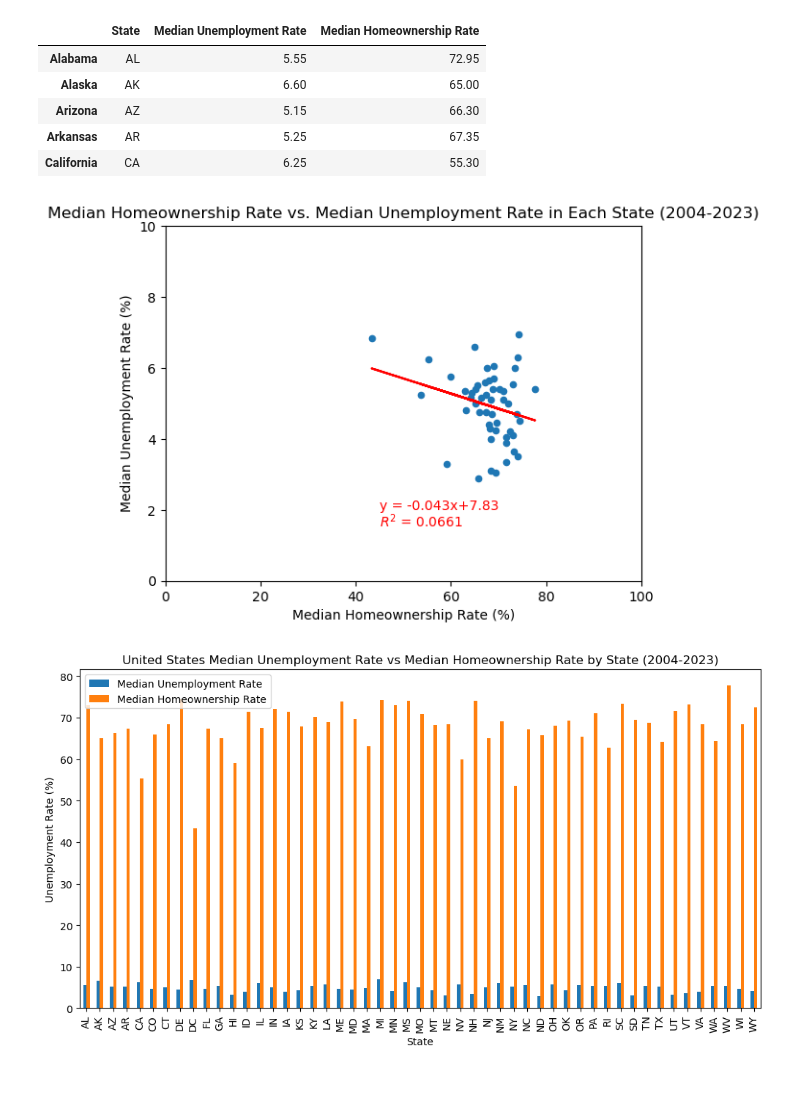
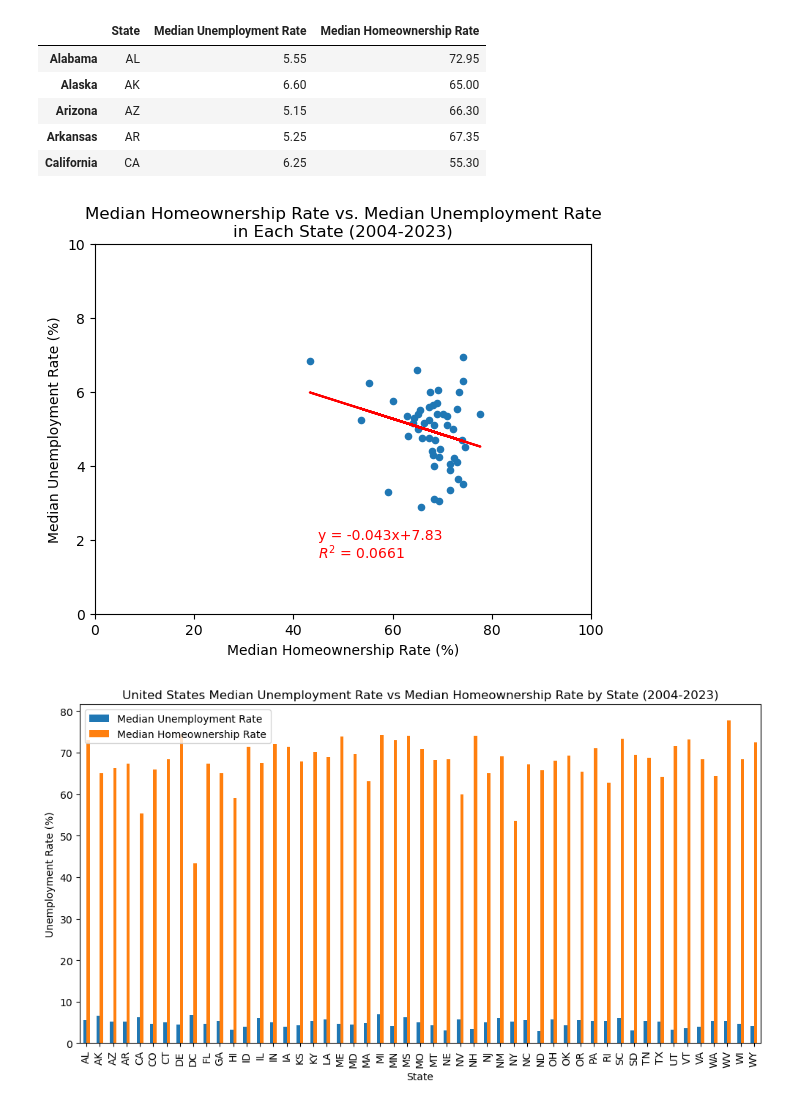
Before and after one commit to d-burke-data/Project_01, a Jupyter notebook: Work_Camden/unemployment_rate_vs_homeownership_rate.ipynb, the cells around one changed output. Cells and saved outputs as stored; diff of their text form; code cells hidden in the pictures.

```diff
--- a/Work_Camden/unemployment_rate_vs_homeownership_rate.ipynb
+++ b/Work_Camden/unemployment_rate_vs_homeownership_rate.ipynb
@@ -123,23 +123,23 @@ data.head()
 # %%
 # Plotting the relationship of median homeownersip rate and median unemployment rate
 plot = data.plot(kind='scatter', x='Median Homeownership Rate', y='Median Unemployment Rate',
                  xlabel='Median Homeownership Rate (%)', ylabel='Median Unemployment Rate (%)',
-                 title='Median Homeownership Rate vs. Median Unemployment Rate in Each State (2004-2023)');
+                 title='Median Homeownership Rate vs. Median Unemployment Rate\nin Each State (2004-2023)');
 
 # Calculating the linear regression
 slope, intercept, r_value, p_value, std_err = st.linregress(data['Median Homeownership Rate'], data['Median Unemployment Rate'])
 plot.plot(data['Median Homeownership Rate'], intercept + slope * data['Median Homeownership Rate'], 'r', label='Fitted line');
 plot.annotate(text=f'y = {round(slope, 3)}x+{round(intercept, 2)}', xy=(45, 2), color='red');
 plot.annotate(text=f'$R^2$ = {round(r_value**2, 4)}', xy=(45, 1.5), color='red');
 
 plot.set_xlim(0, 100)
 plot.set_ylim(0, 10)
 
 # Saving the image
 figure = plot.get_figure()
 figure.savefig('Visualizations/Linear_Regression_Median_Homeownership_Rate_vs_Median_Unemployment_Rate.png')
 # %% [output]
-[figure, old version]
+[figure, new version]
 # %%
 # Graphing the relationship of median homeownersip rate and median unemployment rate
 graph = data.plot(kind='bar', title='United States Median Unemployment Rate vs Median Homeownership Rate by State (2004-2023)',
```
Also changed, not shown: 2 other files.
